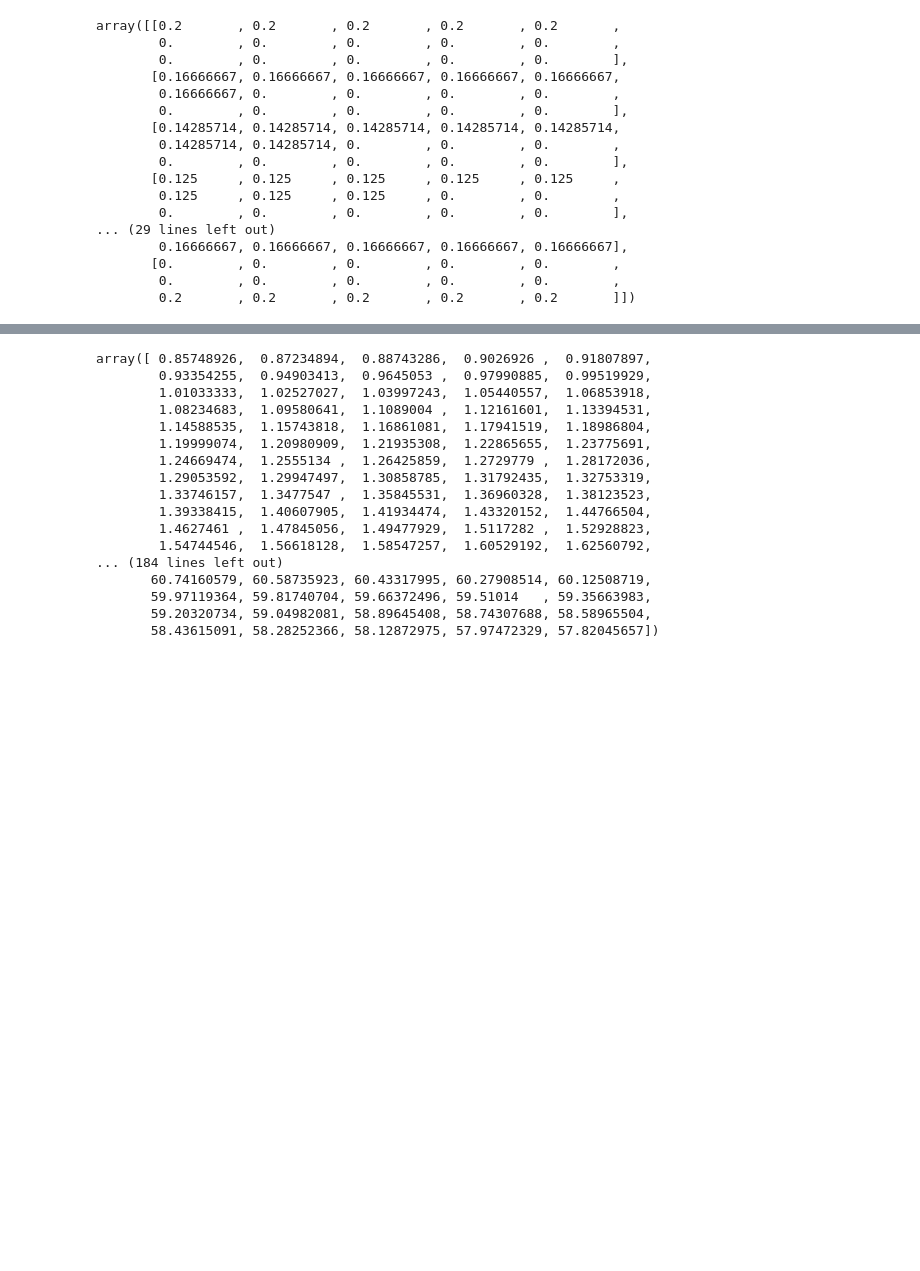
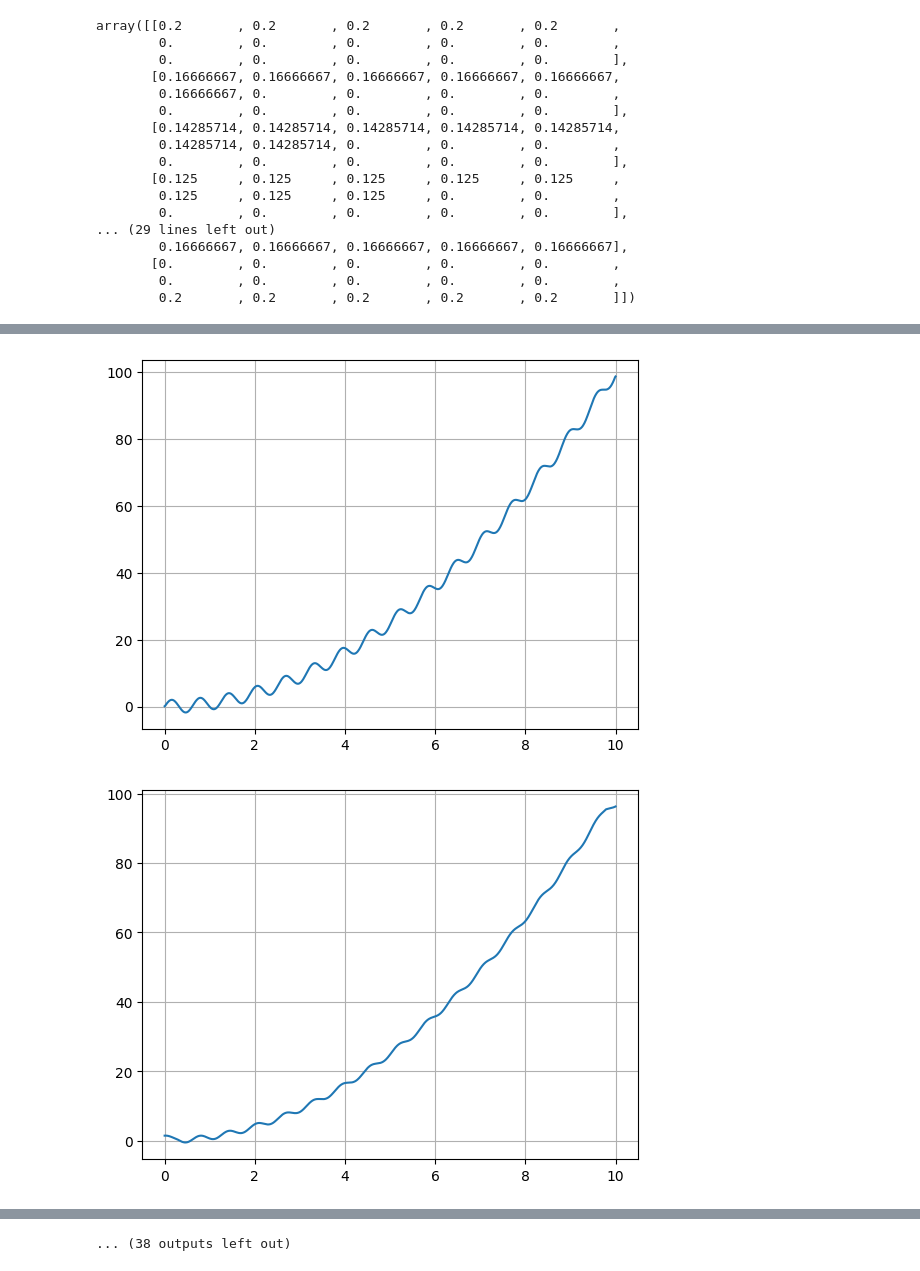
Before and after one commit to sinancc/MA22C026_2023_PL, a Jupyter notebook: Assignments/Assignment 5/Averaging_Matrix.ipynb, the cells around one changed output, grey strips where cells are left out. Saved outputs shown, nothing was run; the diff lists cells and outputs as text; code cells hidden in the pictures; blank space fills up the shorter version.

```diff
--- a/Assignments/Assignment 5/Averaging_Matrix.ipynb
+++ b/Assignments/Assignment 5/Averaging_Matrix.ipynb
@@ -55,13 +102,19 @@ array([[0.2       , 0.2       , 0.2       , 0.2       , 0.2       ,
 # %%
+k
 import numpy as np
 import math
 n = 1000
-k=200
+# k=103
 x = np.linspace(0,10,n)
 def function_value(x):
     return x**2 + 2 * np.sin(10 * x)
-
-y= function_value(x)
-A=averaging_operator(n,k)
-np.dot(y,A)
+for k in range(1,n,20):
+  y=averaging_operator(n,k)
+  z=function_value(x)
+  D=np.dot(y,z)
+  plt.figure()
+  plt.plot(x,D)
+  plt.grid()
 # %% [output]
+[figure, added]
+[figure, added]
@@ -68,17 +131 @@ np.dot(y,A)
-array([ 0.85748926,  0.87234894,  0.88743286,  0.9026926 ,  0.91807897,
-        0.93354255,  0.94903413,  0.9645053 ,  0.97990885,  0.99519929,
-        1.01033333,  1.02527027,  1.03997243,  1.05440557,  1.06853918,
-        1.08234683,  1.09580641,  1.1089004 ,  1.12161601,  1.13394531,
-        1.14588535,  1.15743818,  1.16861081,  1.17941519,  1.18986804,
-        1.19999074,  1.20980909,  1.21935308,  1.22865655,  1.23775691,
-        1.24669474,  1.2555134 ,  1.26425859,  1.2729779 ,  1.28172036,
-        1.29053592,  1.29947497,  1.30858785,  1.31792435,  1.32753319,
-        1.33746157,  1.3477547 ,  1.35845531,  1.36960328,  1.38123523,
-        1.39338415,  1.40607905,  1.41934474,  1.43320152,  1.44766504,
-        1.4627461 ,  1.47845056,  1.49477929,  1.5117282 ,  1.52928823,
-        1.54744546,  1.56618128,  1.58547257,  1.60529192,  1.62560792,
-... (184 lines left out)
-       60.74160579, 60.58735923, 60.43317995, 60.27908514, 60.12508719,
-       59.97119364, 59.81740704, 59.66372496, 59.51014   , 59.35663983,
-       59.20320734, 59.04982081, 58.89645408, 58.74307688, 58.58965504,
-       58.43615091, 58.28252366, 58.12872975, 57.97472329, 57.82045657])
+... (38 outputs left out)
```
Also changed, not shown: parts of 4 cells of this notebook.
